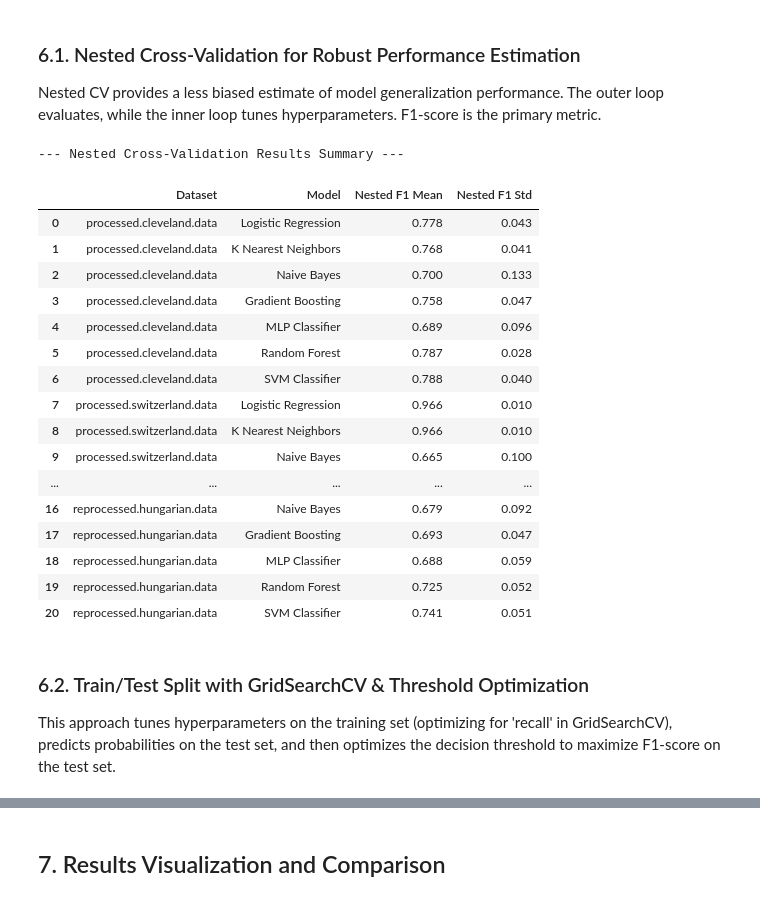
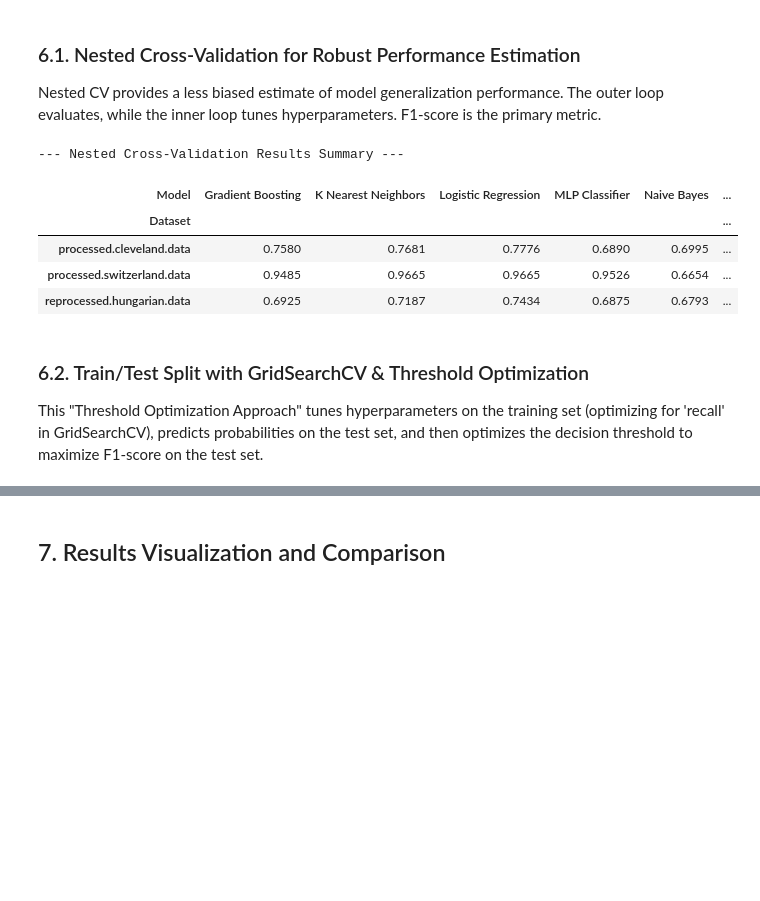
Before and after one commit to BytebenderCoco/machine-learning-predicting-heart-disease, a Jupyter notebook: heart_disease_prediction_baseline_vs_advanced_models.ipynb, the cells around one changed output, grey strips where cells are left out. Cells and saved outputs as stored; diff of their text form; code cells hidden in the pictures; blank space fills up the shorter version.

```diff
--- a/major-overhaul.ipynb
+++ b/heart_disease_prediction_baseline_vs_advanced_models.ipynb
@@ -113,6 +107,5 @@ The target variable is binarized (0: no disease, 1: presence of disease). Data i
 # %%
 splits = []
-
 for df, (path, _) in zip(dataframes, file_info):
     dataset_name_from_path = path.split('/')[-1]
     df['target'] = df['target'].astype(int).apply(lambda v: 1 if v > 0 else 0)
@@ -127,8 +120,11 @@ for df, (path, _) in zip(dataframes, file_info):
         "y_train": y_train, "y_test": y_test
     })
     print(f"\n--- Target distribution in {dataset_name_from_path} (Binarized) ---")
-    print(f"Original: {y.value_counts(normalize=True).sort_index().to_dict()}")
-    print(f"Train:    {y_train.value_counts(normalize=True).sort_index().to_dict()}")
-    print(f"Test:     {y_test.value_counts(normalize=True).sort_index().to_dict()}")
+    original_dist = {k: f'{v:.4f}' for k, v in y.value_counts(normalize=True).sort_index().to_dict().items()}
+    train_dist = {k: f'{v:.4f}' for k, v in y_train.value_counts(normalize=True).sort_index().to_dict().items()}
+    test_dist = {k: f'{v:.4f}' for k, v in y_test.value_counts(normalize=True).sort_index().to_dict().items()}
+    print(f"Original: {original_dist}")
+    print(f"Train:    {train_dist}")
+    print(f"Test:     {test_dist}")
 # %% [output]
 --- Target distribution in processed.cleveland.data (Binarized) ---
@@ -264,50 +260,40 @@ Nested CV provides a less biased estimate of model generalization performance. T
 # %%
 nested_cv_results_summary = []
 
 for split_data in splits:
     dataset_name = split_data["dataset"]
     # print(f"Running Nested CV for dataset: {dataset_name}") # Removed for cleaner output
 
     X_full = pd.concat([split_data["x_train"], split_data["x_test"]], ignore_index=True)
     y_full = pd.concat([split_data["y_train"], split_data["y_test"]], ignore_index=True)
 
     for model_name, (pipeline, param_grid) in model_configurations.items():
         # print(f"  Model: {model_name}") # Removed for cleaner output
         inner_cv = StratifiedKFold(n_splits=3, shuffle=True, random_state=42)
         grid_search_cv = GridSearchCV(pipeline, param_grid, cv=inner_cv, scoring='f1', n_jobs=-1)
         outer_cv = StratifiedKFold(n_splits=5, shuffle=True, random_state=42)
         nested_f1_scores = cross_val_score(grid_search_cv, X_full, y_full, cv=outer_cv, scoring='f1', n_jobs=-1)
 
         nested_cv_results_summary.append({
             "Dataset": dataset_name,
             "Model": model_name,
             "Nested F1 Mean": nested_f1_scores.mean(),
             "Nested F1 Std": nested_f1_scores.std()
         })
 
 nested_cv_df = pd.DataFrame(nested_cv_results_summary)
 print("\n--- Nested Cross-Validation Results Summary ---")
-display(nested_cv_df.round(3))
+# Pivoted table for better readability, dataset as index, model as columns
+nested_cv_pivot_df = nested_cv_df.pivot_table(index="Dataset", columns="Model", values="Nested F1 Mean").round(4)
+display(nested_cv_pivot_df)
 # %% [output]
 --- Nested Cross-Validation Results Summary ---
-|  | Dataset | Model | Nested F1 Mean | Nested F1 Std |
-| 0 | processed.cleveland.data | Logistic Regression | 0.778 | 0.043 |
-| 1 | processed.cleveland.data | K Nearest Neighbors | 0.768 | 0.041 |
-| 2 | processed.cleveland.data | Naive Bayes | 0.700 | 0.133 |
-| 3 | processed.cleveland.data | Gradient Boosting | 0.758 | 0.047 |
-| 4 | processed.cleveland.data | MLP Classifier | 0.689 | 0.096 |
-| 5 | processed.cleveland.data | Random Forest | 0.787 | 0.028 |
-| 6 | processed.cleveland.data | SVM Classifier | 0.788 | 0.040 |
-| 7 | processed.switzerland.data | Logistic Regression | 0.966 | 0.010 |
-| 8 | processed.switzerland.data | K Nearest Neighbors | 0.966 | 0.010 |
-| 9 | processed.switzerland.data | Naive Bayes | 0.665 | 0.100 |
-| ... | ... | ... | ... | ... |
-| 16 | reprocessed.hungarian.data | Naive Bayes | 0.679 | 0.092 |
-| 17 | reprocessed.hungarian.data | Gradient Boosting | 0.693 | 0.047 |
-| 18 | reprocessed.hungarian.data | MLP Classifier | 0.688 | 0.059 |
-| 19 | reprocessed.hungarian.data | Random Forest | 0.725 | 0.052 |
-| 20 | reprocessed.hungarian.data | SVM Classifier | 0.741 | 0.051 |
+| Model | Gradient Boosting | K Nearest Neighbors | Logistic Regression | MLP Classifier | Naive Bayes | ... |
+| Dataset |  |  |  |  |  | ... |
+| processed.cleveland.data | 0.7580 | 0.7681 | 0.7776 | 0.6890 | 0.6995 | ... |
+| processed.switzerland.data | 0.9485 | 0.9665 | 0.9665 | 0.9526 | 0.6654 | ... |
+| reprocessed.hungarian.data | 0.6925 | 0.7187 | 0.7434 | 0.6875 | 0.6793 | ... |
 # %% [markdown]
 ### 6.2. Train/Test Split with GridSearchCV & Threshold Optimization
-This approach tunes hyperparameters on the training set (optimizing for 'recall' in GridSearchCV), predicts probabilities on the test set, and then optimizes the decision threshold to maximize F1-score on the test set.
+This "Threshold Optimization Approach" tunes hyperparameters on the training set (optimizing for 'recall' in GridSearchCV), predicts probabilities on the test set, and then optimizes the decision threshold to maximize F1-score on the test set.
 # %%
```
Also changed, not shown: parts of 14 cells of this notebook, 2 other files.
